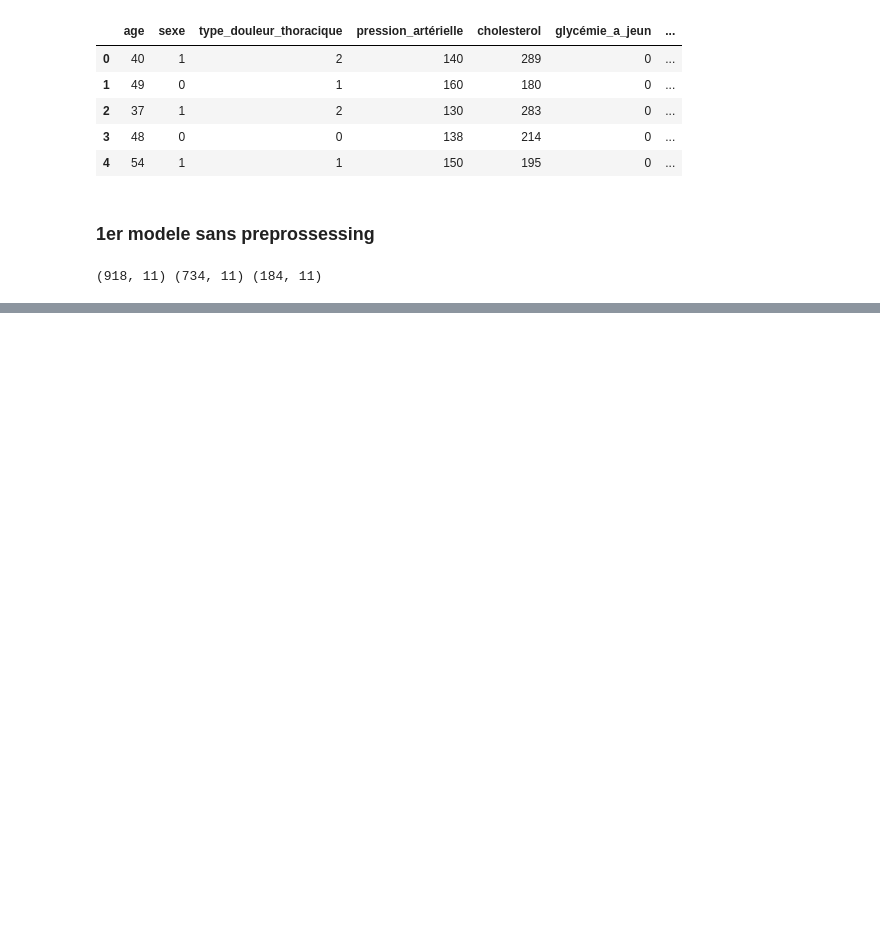
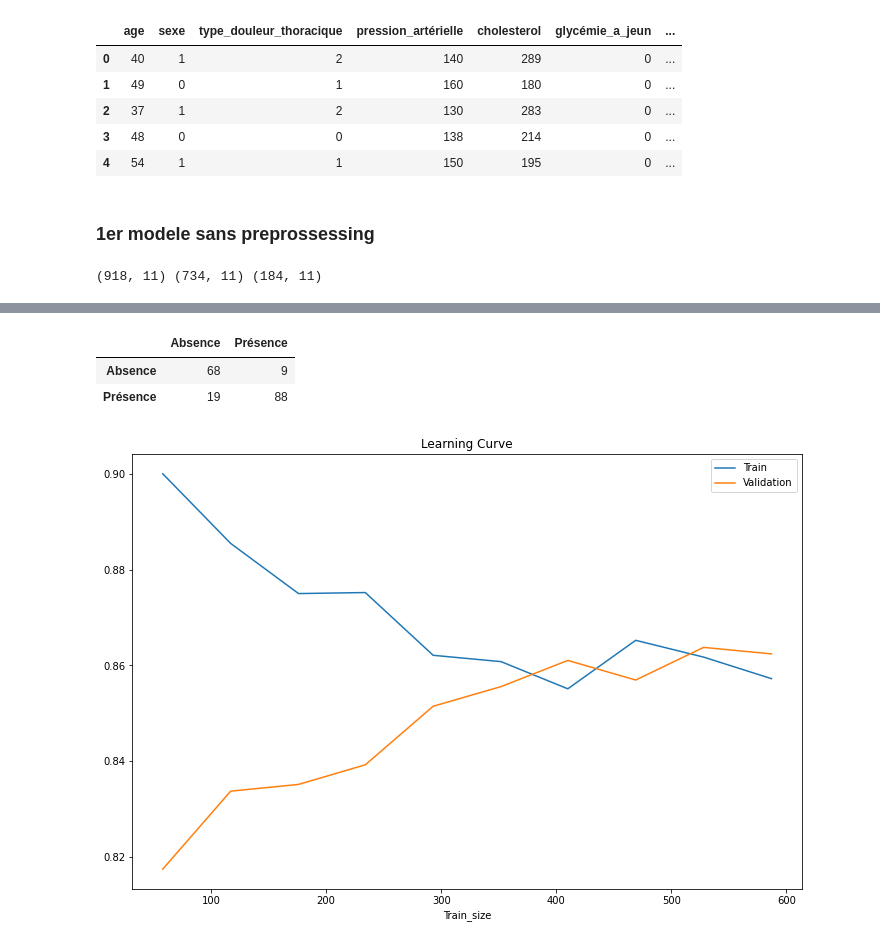
Before and after one commit to bkablam11/heat-eda, a Jupyter notebook: heart-prepo.ipynb, the cells around one changed output, grey strips where cells are left out. Drawn from its saved outputs; the diff is of its cells as text; code cells hidden in the pictures; blank space fills up the shorter version.

```diff
--- a/heart-prepo.ipynb
+++ b/heart-prepo.ipynb
@@ -40,7 +34,7 @@ var_quanti = ['AGE','PAR','CHOLESTEROL','FCMAX','DEPRESSION ']
 X = df.drop(columns= "presence_maladie_cardiaque" , axis = 1)
 Y = df["presence_maladie_cardiaque"]
 # %%
-X_train, X_test, Y_train, Y_test = train_test_split(X, Y, test_size=0.2, stratify=Y, random_state=2)
+X_train, X_test, Y_train, Y_test = train_test_split(X, Y, test_size=0.2, random_state=42)
 # %%
 print(X.shape, X_train.shape, X_test.shape)
 # %% [output]
@@ -49,0 +42,3 @@ lr = LogisticRegression(solver='liblinear', random_state=42)
+# %%
+model = LogisticRegression(random_state=42)
+model.fit(X_train,Y_train)
@@ -49,0 +60,18 @@ lr = LogisticRegression(solver='liblinear', random_state=42)
+# %%
+conf_matrix = pd.DataFrame(confusion_matrix(Y_test,Y_pred), columns=['Absence','Présence'], index=['Absence','Présence'])
+conf_matrix
+# %% [output]
+|  | Absence | Présence |
+| Absence | 68 | 9 |
+| Présence | 19 | 88 |
+# %%
+var, train_score, val_score = learning_curve(model,X_train, Y_train, train_sizes=np.linspace(0.1,1.0,10), cv=5)
+plt.figure(figsize=(12,8))
+plt.title('Learning Curve')
+plt.plot(var, train_score.mean(axis = 1), label = 'Train')
+plt.plot(var, val_score.mean(axis = 1), label = 'Validation')
+plt.xlabel('Train_size')
+plt.legend()
+plt.show()
+# %% [output]
+[figure, added]
```
Also changed, not shown: parts of 6 cells of this notebook.
